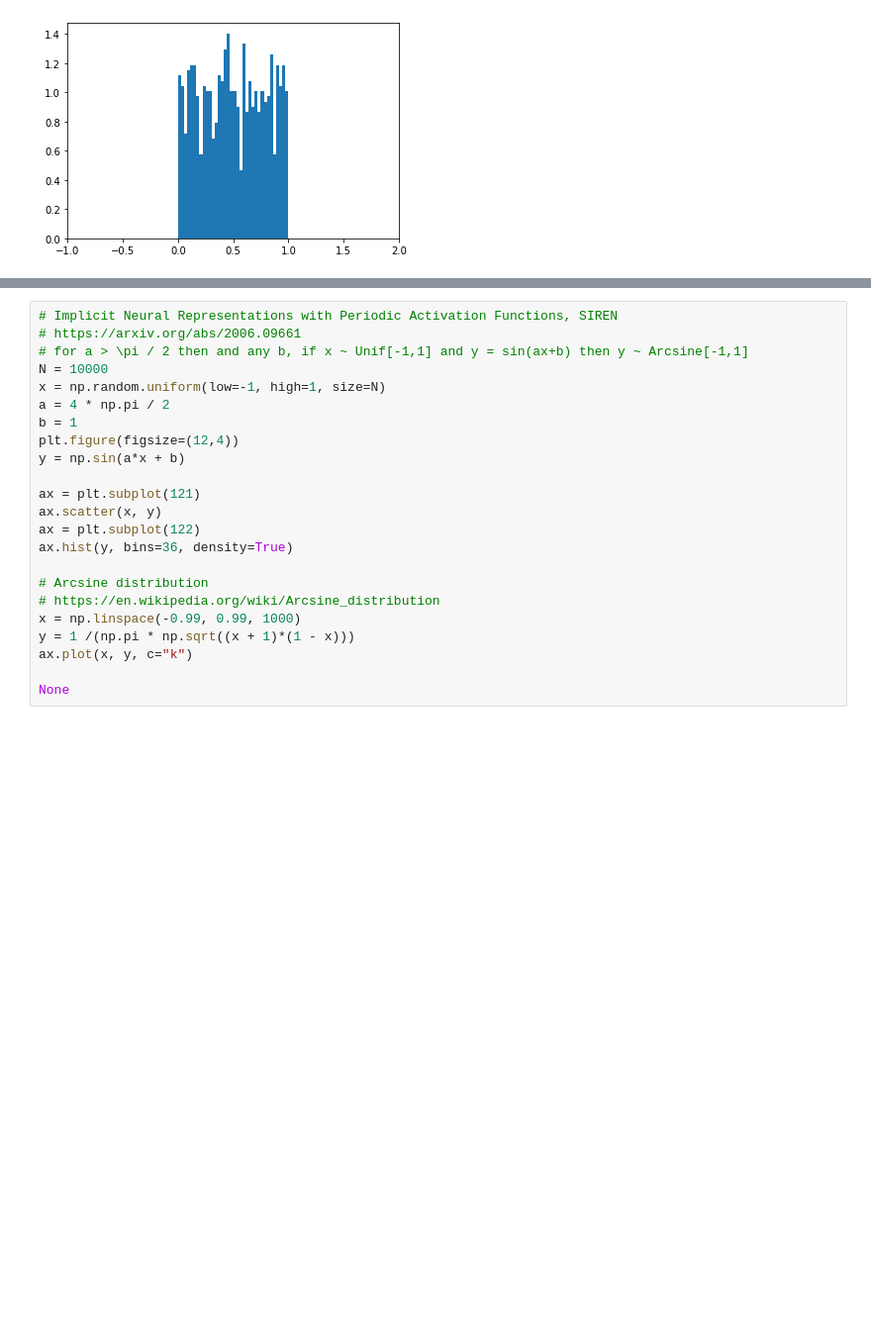
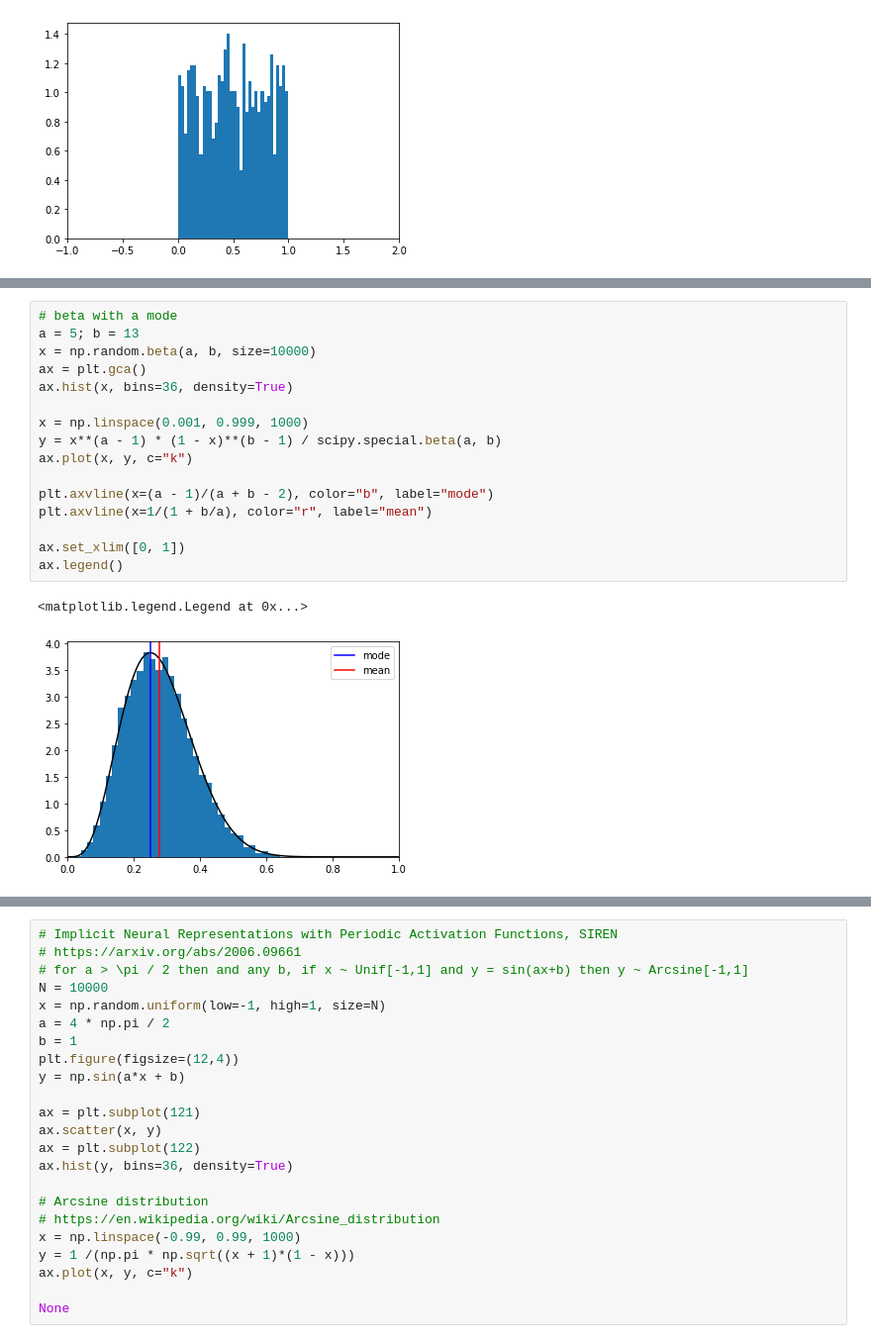
Before and after one commit to fireofearth/document, a Jupyter notebook: python/doc.distribution.ipynb, the cells around one changed output, grey strips where cells are left out. Shown: that part at 99% size. Cells and saved outputs as stored; diff of their text form; blank space fills up the shorter version.

```diff
--- a/python/doc.distribution.ipynb
+++ b/python/doc.distribution.ipynb
@@ -55,0 +91,19 @@ np.random.normal(loc=0.0, scale=1.0)
+# %%
+# beta with a mode
+a = 5; b = 13
+x = np.random.beta(a, b, size=10000)
+ax = plt.gca()
+ax.hist(x, bins=36, density=True)
+
+x = np.linspace(0.001, 0.999, 1000)
+y = x**(a - 1) * (1 - x)**(b - 1) / scipy.special.beta(a, b)
+ax.plot(x, y, c="k")
+
+plt.axvline(x=(a - 1)/(a + b - 2), color="b", label="mode")
+plt.axvline(x=1/(1 + b/a), color="r", label="mean")
+
+ax.set_xlim([0, 1])
+ax.legend()
+# %% [output]
+<matplotlib.legend.Legend at 0x...>
+[figure, added]
```
Also changed, not shown: parts of 5 cells of this notebook, 1 other file.
